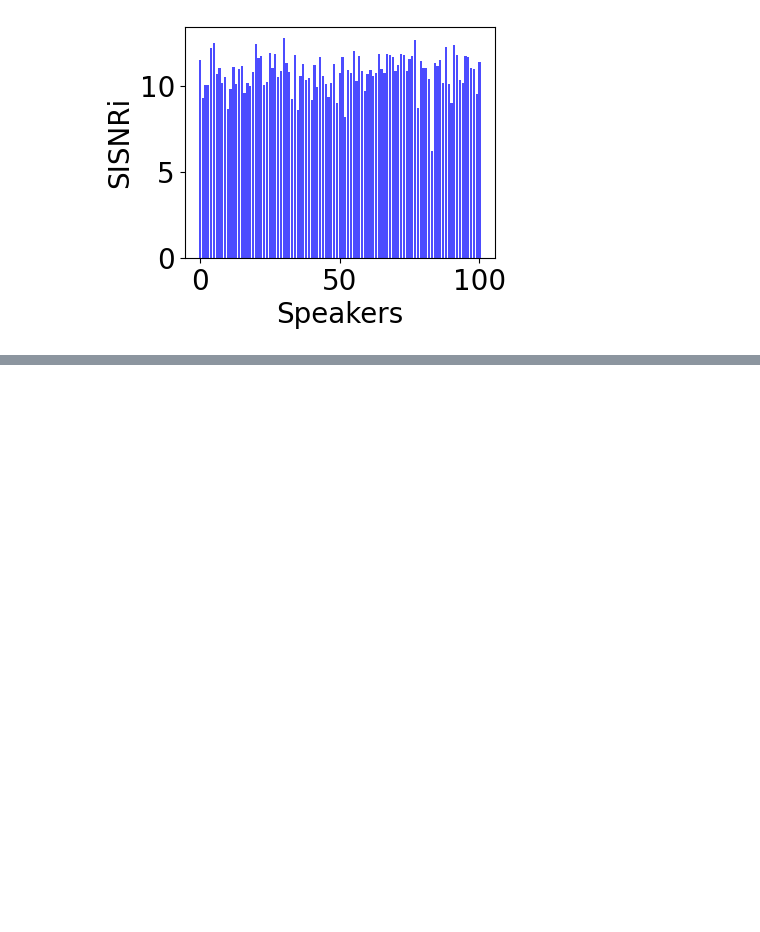
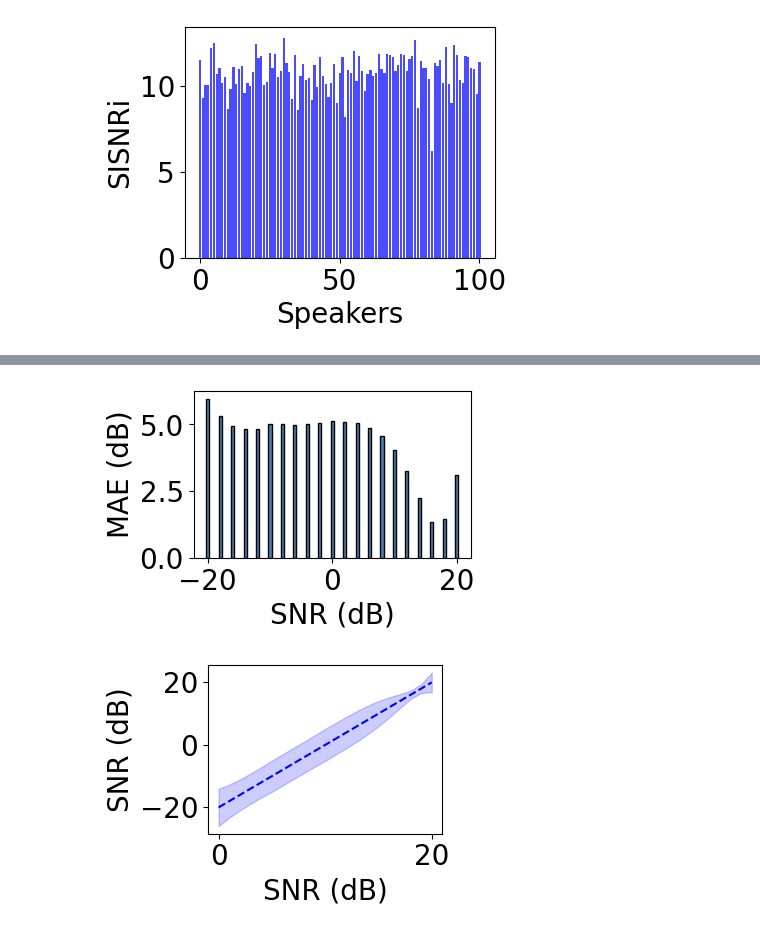
Before and after one commit to CUHK-AIoT-Sensing/Earable, a Jupyter notebook: bonevoice/resources/plot.ipynb, the cells around one changed output, grey strips where cells are left out. Cells and saved outputs as stored; diff of their text form; code cells hidden in the pictures; blank space fills up the shorter version.

```diff
--- a/bonevoice/resources/plot.ipynb
+++ b/bonevoice/resources/plot.ipynb
@@ -39,0 +34,25 @@ plt.savefig('cross_noise_teacher_finetune.pdf', bbox_inches='tight')
+# %%
+csv_path = '../snr_estimations.csv'
+df = pd.read_csv(csv_path)
+snr = df['SNR'].values; mae = df['MAE'].values
+
+fig = plt.figure(figsize=(4, 3))
+# error = mae
+plt.bar(snr, mae, color='steelblue', edgecolor='black', width=0.5)
+plt.ylabel('MAE (dB)')
+plt.xlabel('SNR (dB)')
+plt.tight_layout()
+plt.savefig('snr_estimations.pdf', bbox_inches='tight')
+
+fig = plt.figure(figsize=(4, 3))
+plt.plot(range(len(snr)), snr, color='blue', linestyle='--', label='Ideal')
+snr_bottom = [s - m for s, m in zip(snr, mae)]
+snr_top = [s + m for s, m in zip(snr, mae)]
+plt.fill_between(range(len(snr)), snr_bottom, snr_top, color='blue', alpha=0.2, label='MAE')
+plt.xlabel('SNR (dB)')
+plt.ylabel('SNR (dB)')
+plt.tight_layout()
+plt.savefig('snr_estimations_fill.pdf', bbox_inches='tight')
+# %% [output]
+[figure, added]
+[figure, added]
```
Also changed, not shown: parts of 7 cells of this notebook, 19 other files.
